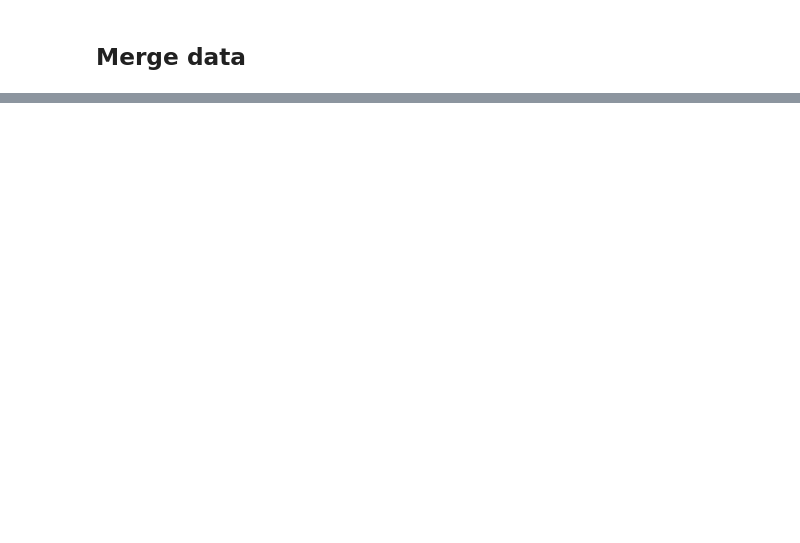
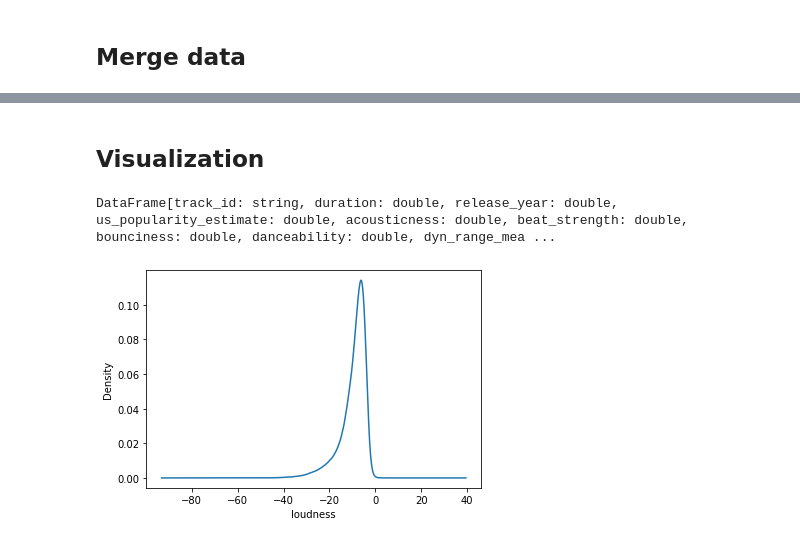
Before and after one commit to OliviaXu312/Spotify_recommendation_system-, a Jupyter notebook: Data_Cleaning.ipynb, the cells around one changed output, grey strips where cells are left out. Cells and saved outputs as stored; diff of their text form; code cells hidden in the pictures; blank space fills up the shorter version.

```diff
--- a/Data_Cleaning.ipynb
+++ b/Data_Cleaning.ipynb
@@ -51,0 +21,6 @@ root
+# %%
+tf_schema = feature.schema.names
+tf_schema = list(set(tf_schema) - set(['track_id','mode']))
+# %%
+for x in tf_schema:
+    feature =feature.withColumn(x, feature[x].cast(DoubleType()))
@@ -81,0 +133,8 @@ Py4JJavaError: An error occurred while calling o80.count.
+# %% [markdown]
+## Visualization
+# %%
+ddd = feature.toPandas()
+# %%
+feature.cache()
+# %% [output]
+DataFrame[track_id: string, duration: double, release_year: double, us_popularity_estimate: double, acousticness: double, beat_strength: double, bounciness: double, danceability: double, dyn_range_mea ...
@@ -81,0 +144,7 @@ Py4JJavaError: An error occurred while calling o80.count.
+# %%
+fig = ddd['loudness'].plot(kind='density')
+fig.set_label('Density Plot of Loudness')
+fig.set_xlabel('loudness')
+plt.savefig('Loudness.png')
+# %% [output]
+[figure, added]
```
Also changed, not shown: parts of 22 cells of this notebook.
